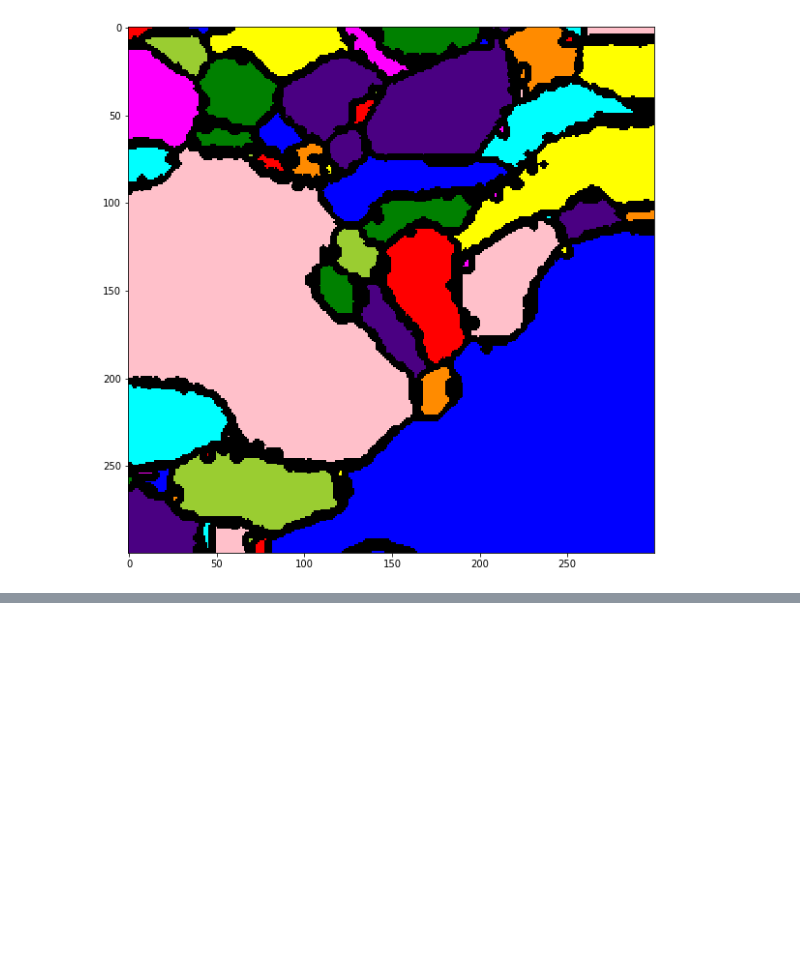
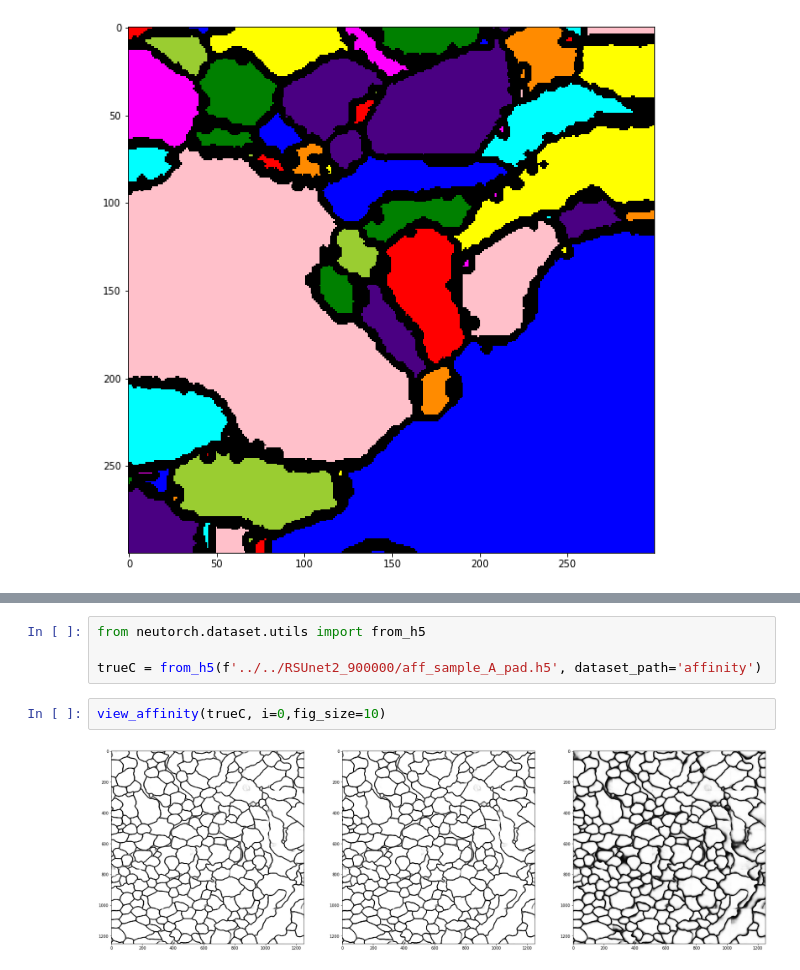
Before and after one commit to image-infomatics/neutorch, a Jupyter notebook: neutorch/notebooks/data_explore.ipynb, the cells around one changed output, grey strips where cells are left out. Cells and saved outputs as stored; diff of their text form; blank space fills up the shorter version.

```diff
--- a/neutorch/notebooks/data_explore.ipynb
+++ b/neutorch/notebooks/data_explore.ipynb
@@ -266,0 +208,8 @@ view_segmentation(lbl, i=i)
+# %%
+from neutorch.dataset.utils import from_h5
+
+trueC = from_h5(f'../../RSUnet2_900000/aff_sample_A_pad.h5', dataset_path='affinity')
+# %%
+view_affinity(trueC, i=0,fig_size=10)
+# %% [output]
+[figure, added]
```
Also changed, not shown: parts of 8 cells of this notebook, 1 other file.
